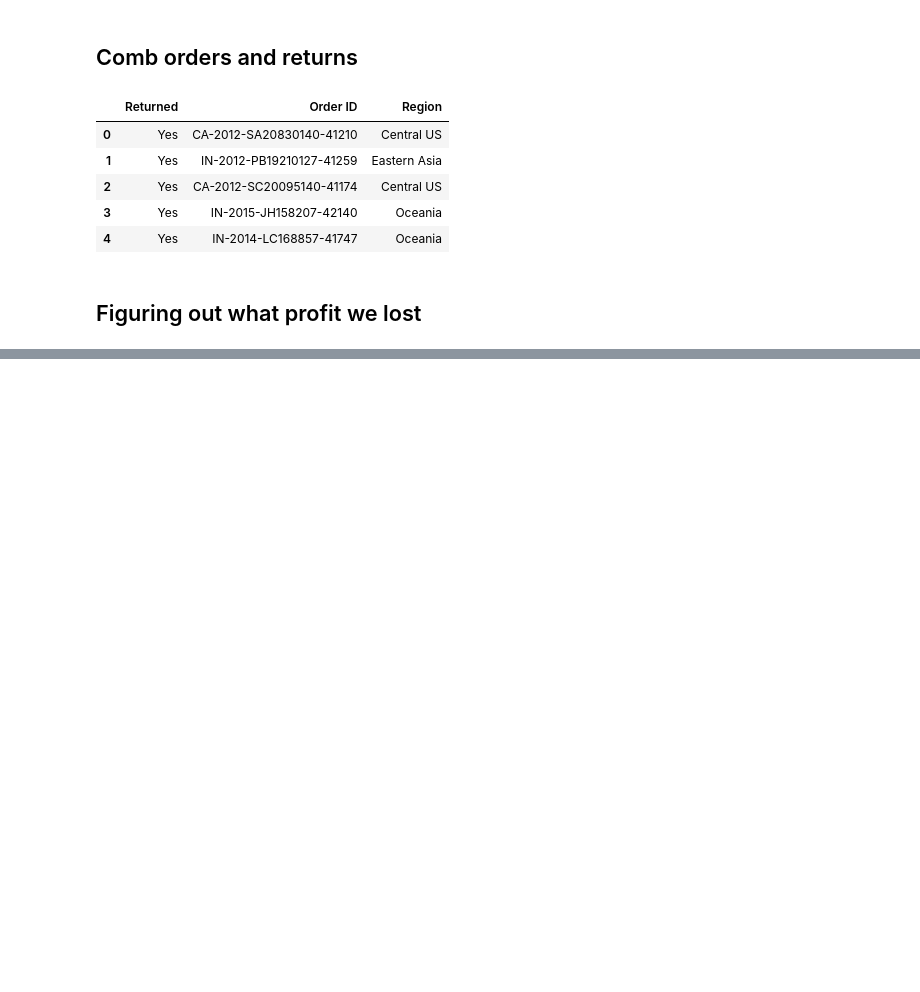
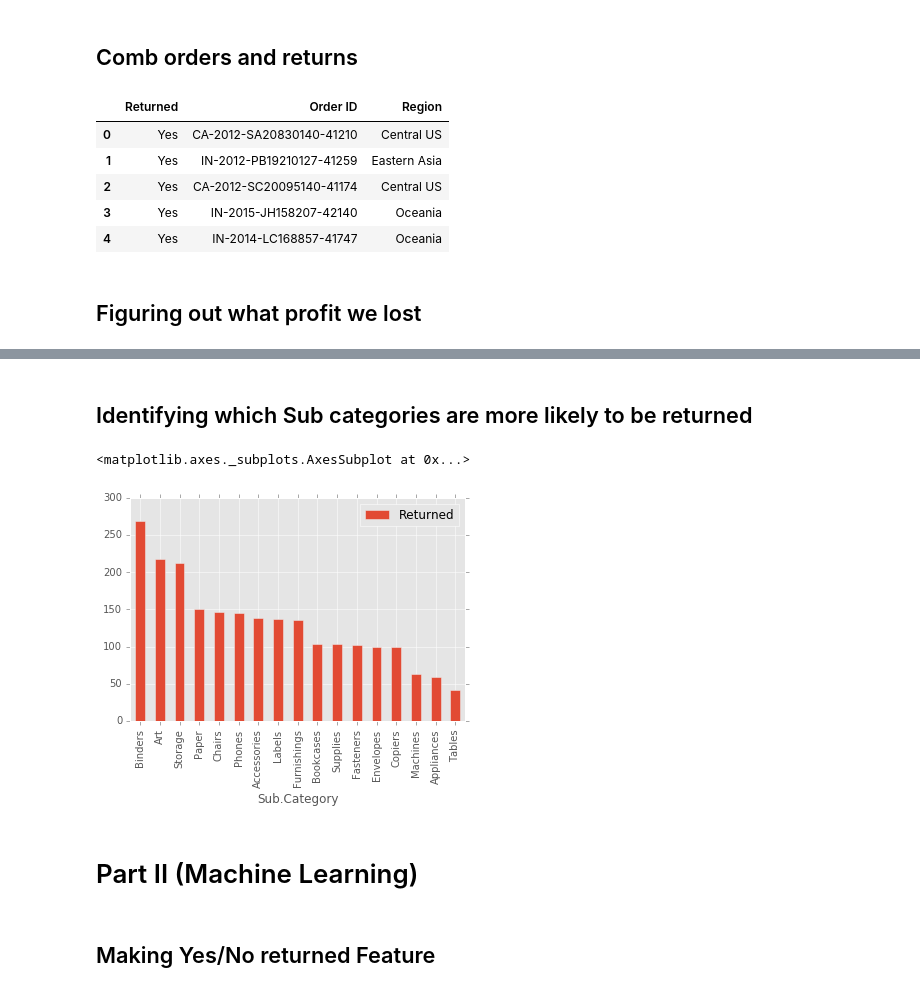
Before and after one commit to brucechyi/teamlab, a Jupyter notebook: ML_Lab.ipynb, the cells around one changed output, grey strips where cells are left out. Drawn from its saved outputs; the diff is of its cells as text; code cells hidden in the pictures; blank space fills up the shorter version.

```diff
--- a/ML_Lab.ipynb
+++ b/ML_Lab.ipynb
@@ -91,0 +129,11 @@ year_loss.plot.bar()
+# %% [markdown]
+## Identifying which Sub categories are more likely to be returned
+# %%
+comb_df.groupby('Sub.Category')[['Returned']].count().sort_values('Returned',ascending = False).plot.bar()
+# %% [output]
+<matplotlib.axes._subplots.AxesSubplot at 0x...>
+[figure, added]
+# %% [markdown]
+# Part II (Machine Learning)
+# %% [markdown]
+## Making Yes/No returned Feature
```
Also changed, not shown: parts of 16 cells of this notebook.
